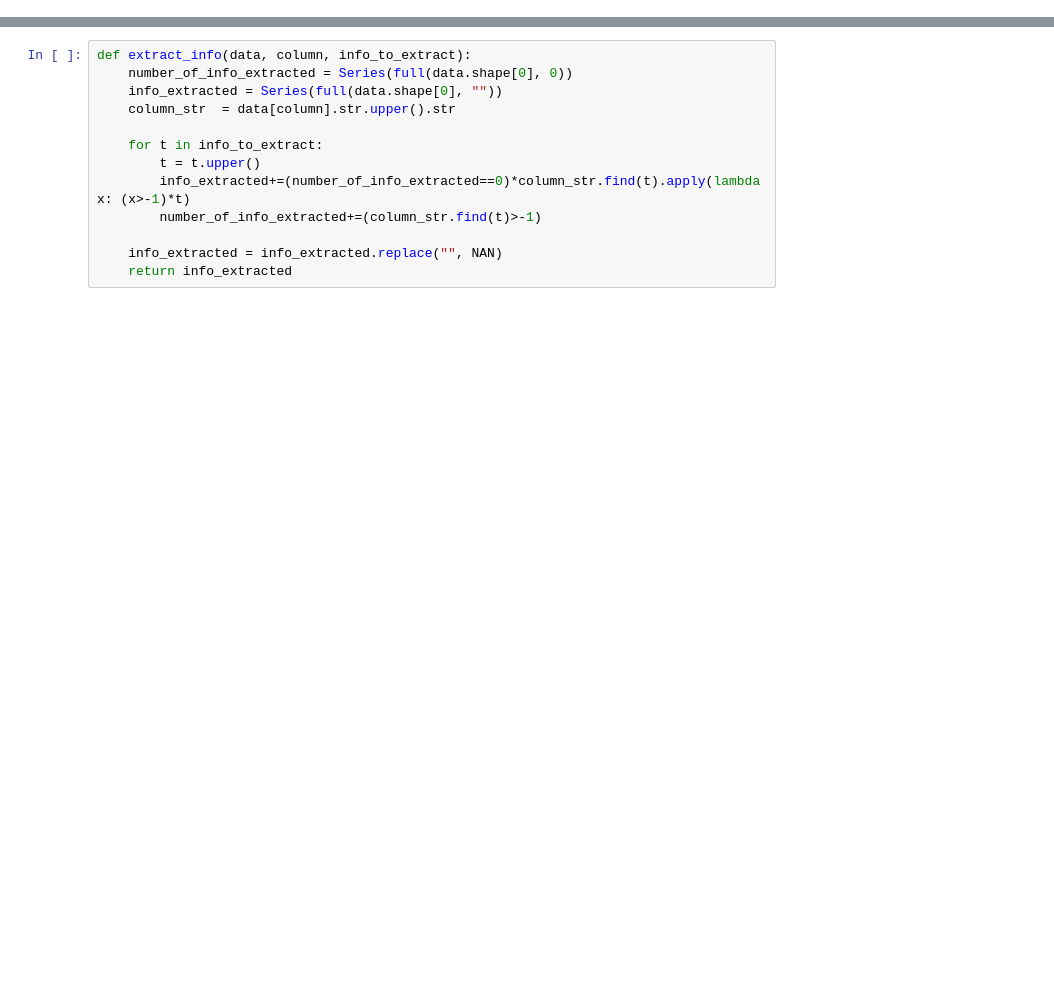
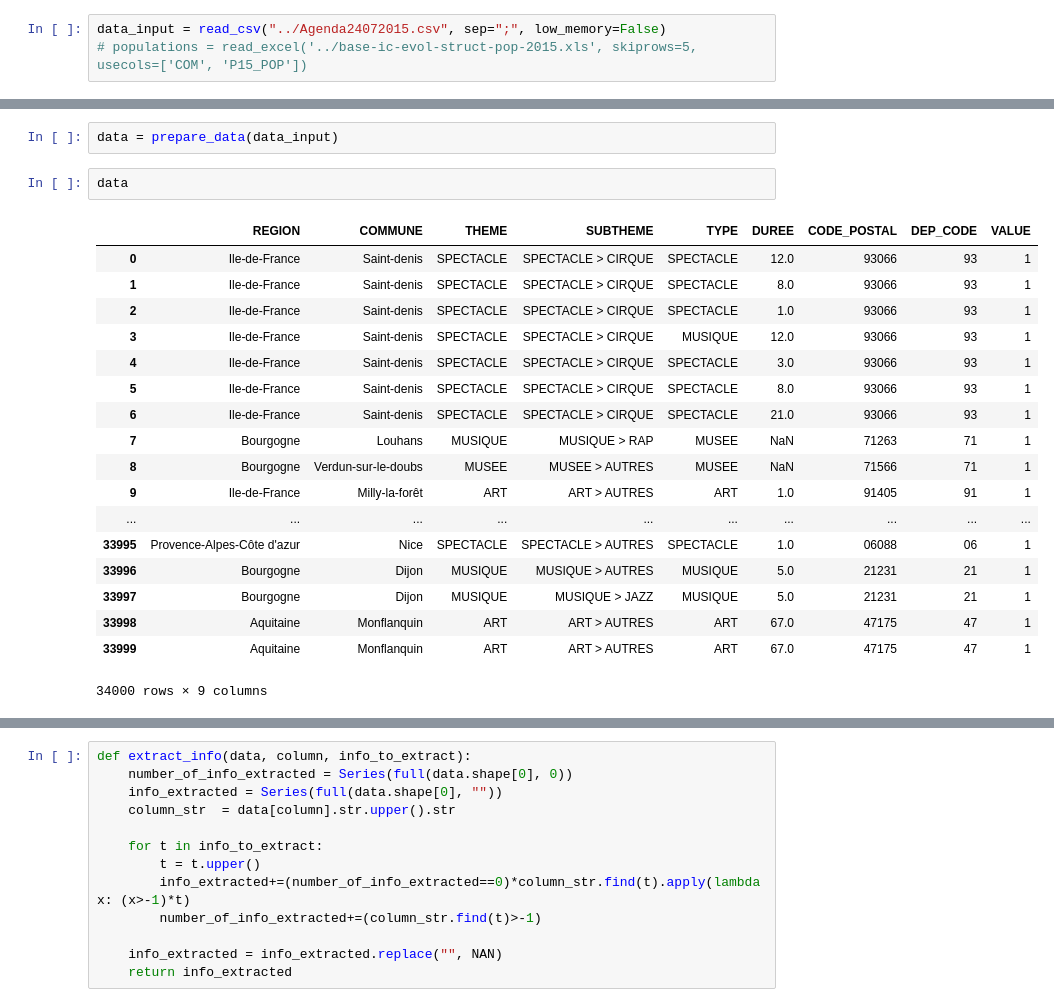
Before and after one commit to Dalanir/files, a Jupyter notebook: Draft.ipynb, the cells around one changed output, grey strips where cells are left out. Drawn from its saved outputs; the diff is of its cells as text; blank space fills up the shorter version.

```diff
--- a/Draft.ipynb
+++ b/Draft.ipynb
@@ -3,0 +7,3 @@ from numpy import *
+# %%
+data_input = read_csv("../Agenda24072015.csv", sep=";", low_memory=False)
+# populations = read_excel('../base-ic-evol-struct-pop-2015.xls', skiprows=5, usecols=['COM', 'P15_POP'])
@@ -3,0 +148,23 @@ from numpy import *
+# %%
+data = prepare_data(data_input)
+# %%
+data
+# %% [output]
+|  | REGION | COMMUNE | THEME | SUBTHEME | TYPE | DUREE | CODE_POSTAL | DEP_CODE | VALUE |
+| 0 | Ile-de-France | Saint-denis | SPECTACLE | SPECTACLE > CIRQUE | SPECTACLE | 12.0 | 93066 | 93 | 1 |
+| 1 | Ile-de-France | Saint-denis | SPECTACLE | SPECTACLE > CIRQUE | SPECTACLE | 8.0 | 93066 | 93 | 1 |
+| 2 | Ile-de-France | Saint-denis | SPECTACLE | SPECTACLE > CIRQUE | SPECTACLE | 1.0 | 93066 | 93 | 1 |
+| 3 | Ile-de-France | Saint-denis | SPECTACLE | SPECTACLE > CIRQUE | MUSIQUE | 12.0 | 93066 | 93 | 1 |
+| 4 | Ile-de-France | Saint-denis | SPECTACLE | SPECTACLE > CIRQUE | SPECTACLE | 3.0 | 93066 | 93 | 1 |
+| 5 | Ile-de-France | Saint-denis | SPECTACLE | SPECTACLE > CIRQUE | SPECTACLE | 8.0 | 93066 | 93 | 1 |
+| 6 | Ile-de-France | Saint-denis | SPECTACLE | SPECTACLE > CIRQUE | SPECTACLE | 21.0 | 93066 | 93 | 1 |
+| 7 | Bourgogne | Louhans | MUSIQUE | MUSIQUE > RAP | MUSEE | NaN | 71263 | 71 | 1 |
+| 8 | Bourgogne | Verdun-sur-le-doubs | MUSEE | MUSEE > AUTRES | MUSEE | NaN | 71566 | 71 | 1 |
+| 9 | Ile-de-France | Milly-la-forêt | ART | ART > AUTRES | ART | 1.0 | 91405 | 91 | 1 |
+| ... | ... | ... | ... | ... | ... | ... | ... | ... | ... |
+| 33995 | Provence-Alpes-Côte d'azur | Nice | SPECTACLE | SPECTACLE > AUTRES | SPECTACLE | 1.0 | 06088 | 06 | 1 |
+| 33996 | Bourgogne | Dijon | MUSIQUE | MUSIQUE > AUTRES | MUSIQUE | 5.0 | 21231 | 21 | 1 |
+| 33997 | Bourgogne | Dijon | MUSIQUE | MUSIQUE > JAZZ | MUSIQUE | 5.0 | 21231 | 21 | 1 |
+| 33998 | Aquitaine | Monflanquin | ART | ART > AUTRES | ART | 67.0 | 47175 | 47 | 1 |
+| 33999 | Aquitaine | Monflanquin | ART | ART > AUTRES | ART | 67.0 | 47175 | 47 | 1 |
+34000 rows × 9 columns
```
Also changed, not shown: parts of 58 cells of this notebook.
